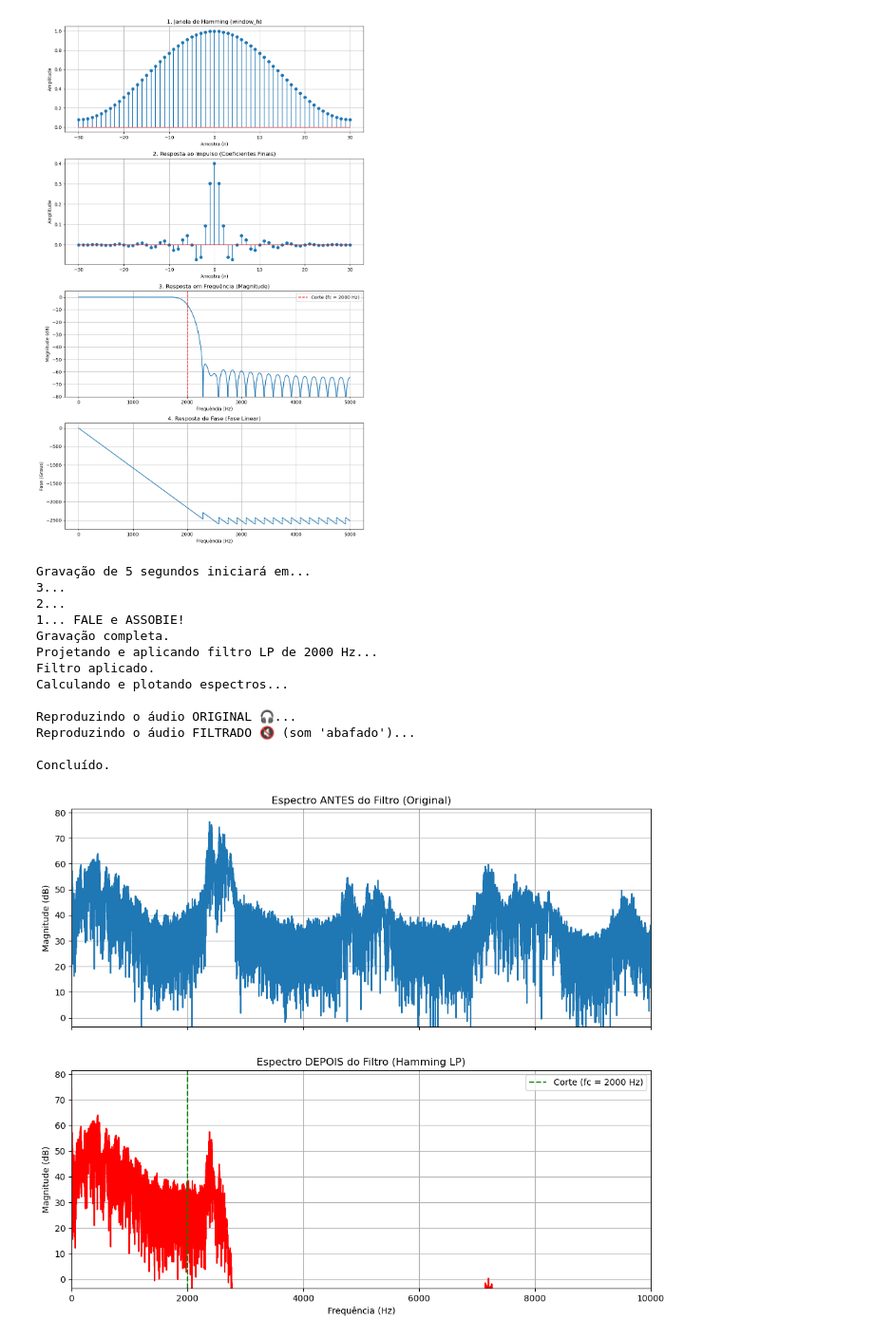
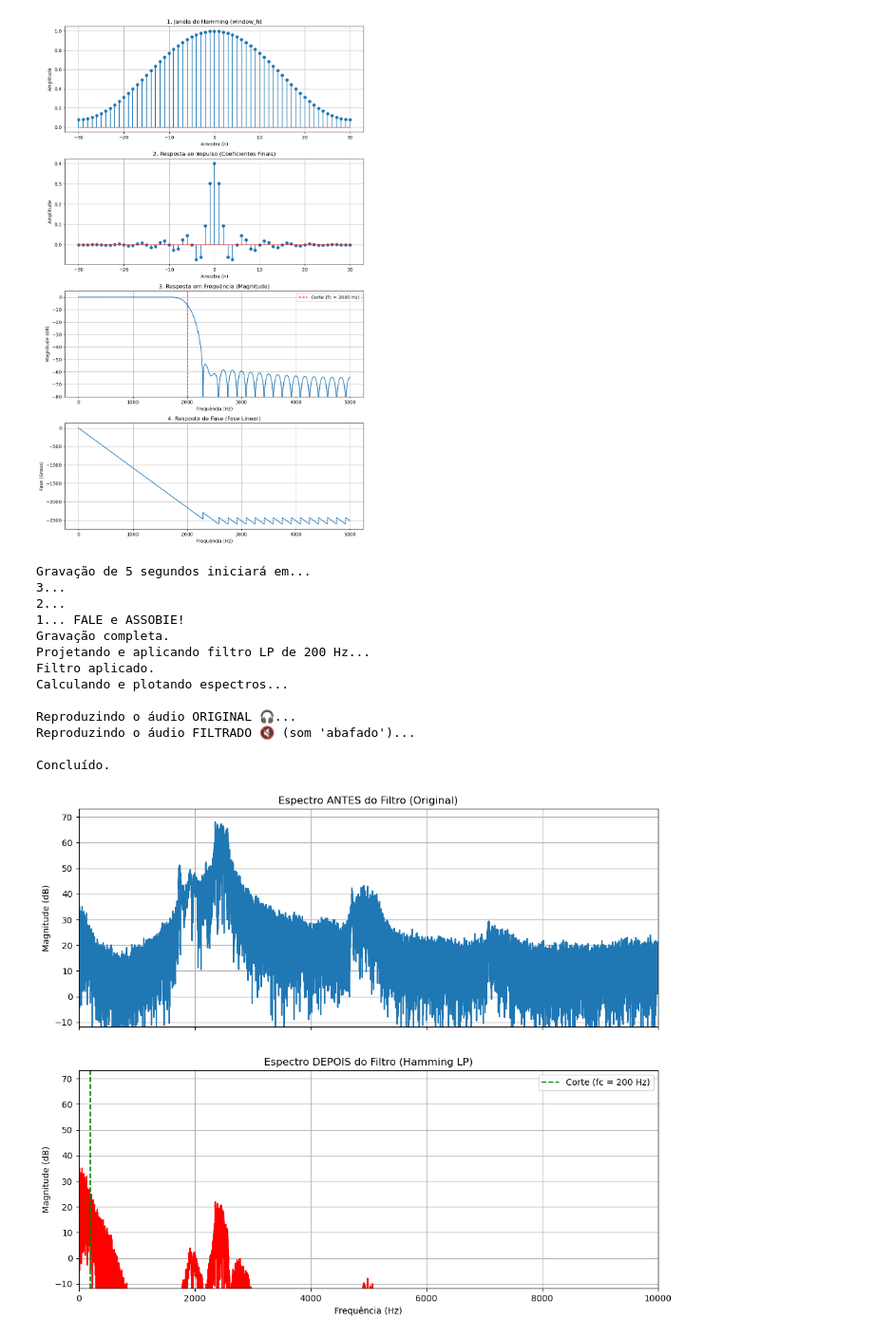
Before and after one commit to elmerfariass/DSPcap, a Jupyter notebook: Cap4-5-6.ipynb, the cells around one changed output. Shown: that part at 95% size. Cells and saved outputs as stored; diff of their text form; code cells hidden in the pictures.

```diff
--- a/Cap4-5-6.ipynb
+++ b/Cap4-5-6.ipynb
@@ -273,7 +274,7 @@ import scipy.signal as sig
 fs = 44100
 duracao = 5 # Vamos gravar por 5 segundos
 N_filtro = 101 # Ordem do filtro
-fc_filtro = 2000 # Frequência de corte (2000 Hz)
+fc_filtro = 200 # Frequência de corte (2000 Hz)
 
 print("Gravação de 5 segundos iniciará em...")
 time.sleep(1); print("3..."); time.sleep(1); print("2..."); time.sleep(1); print("1... FALE e ASSOBIE!")
@@ -352,32 +353,32 @@ max_db = np.max(yf_db_orig)
 plt.xlim(0, 10000) # Foco em 0-10kHz
 plt.ylim(max_db - 80, max_db + 5) # Janela de 80dB
 
 # Remove plt.show() para plotar inline
 # plt.show()
 
 # --- 5. TOCAR OS ÁUDIOS ---
 print("\nReproduzindo o áudio ORIGINAL 🎧...")
 sd.play(meu_audio, fs)
 sd.wait() # Espera a reprodução terminar
 time.sleep(0.5)
 
 print("Reproduzindo o áudio FILTRADO 🔇 (som 'abafado')...")
 sd.play(audio_filtrado, fs)
 sd.wait() # Espera a reprodução terminar
 
 print("\nConcluído.")
 # %% [output]
 Gravação de 5 segundos iniciará em...
 3...
 2...
 1... FALE e ASSOBIE!
 Gravação completa.
-Projetando e aplicando filtro LP de 2000 Hz...
+Projetando e aplicando filtro LP de 200 Hz...
 Filtro aplicado.
 Calculando e plotando espectros...
 
 Reproduzindo o áudio ORIGINAL 🎧...
 Reproduzindo o áudio FILTRADO 🔇 (som 'abafado')...
 
 Concluído.
-[figure, old version]
+[figure, new version]
```
Also changed, not shown: parts of 2 cells of this notebook, 1 other file.
